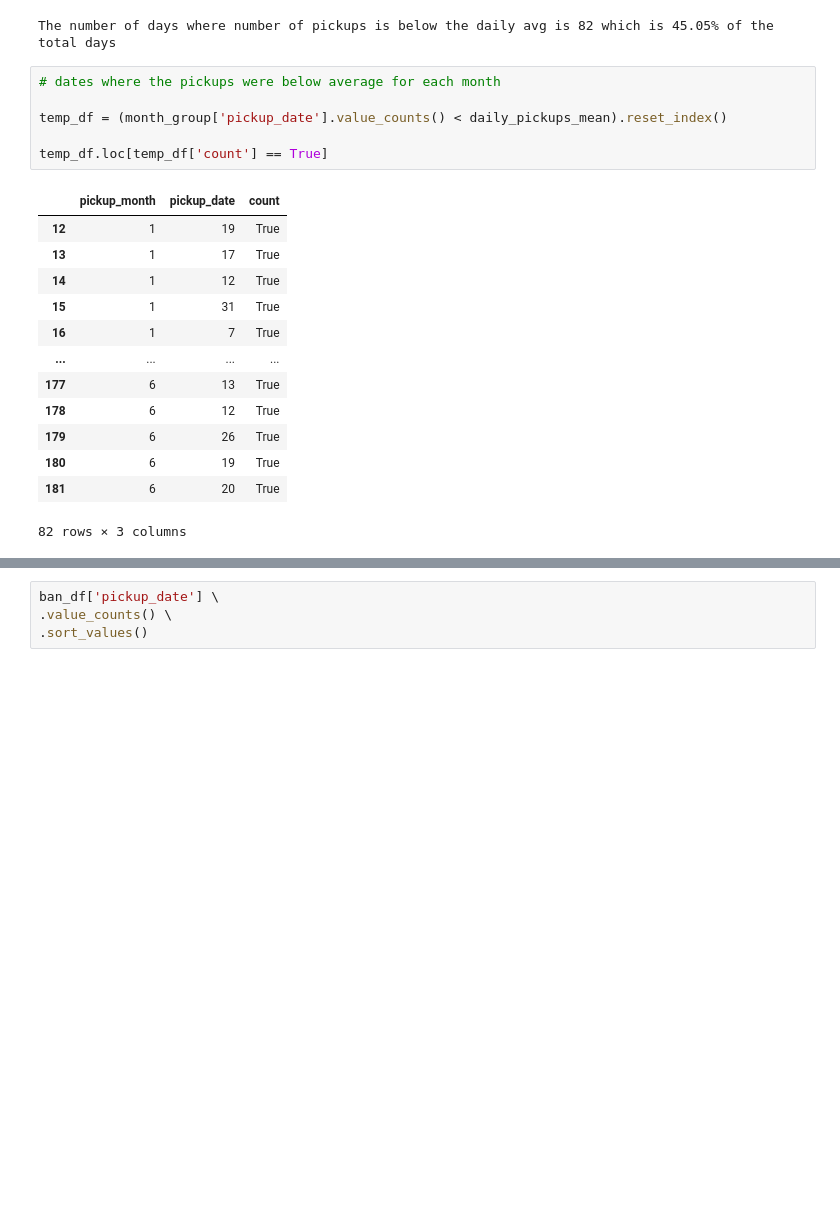
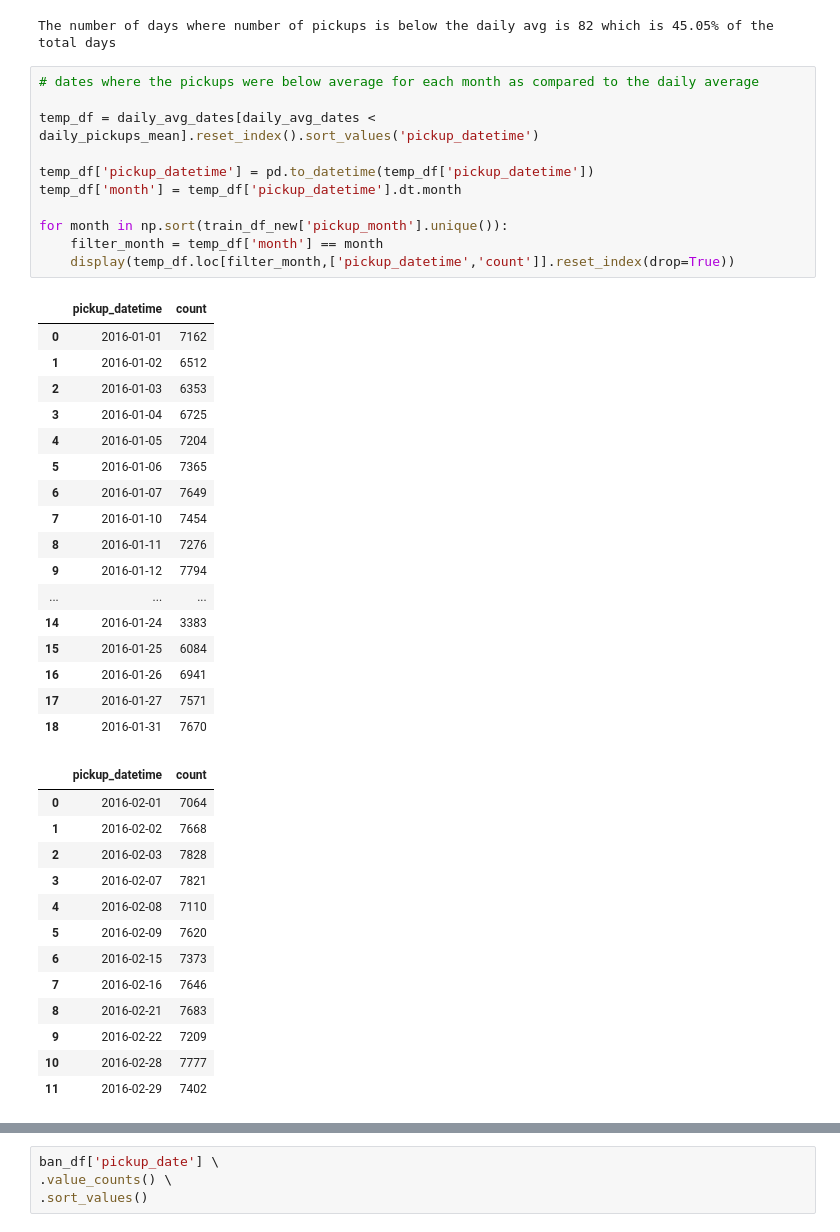
Before and after one commit to Himanshu-1703/kaggle-notebooks, a Jupyter notebook: rushing-through-nyc.ipynb, the cells around one changed output, grey strips where cells are left out. Drawn from its saved outputs; the diff is of its cells as text; blank space fills up the shorter version.

```diff
--- a/rushing-through-nyc.ipynb
+++ b/rushing-through-nyc.ipynb
@@ -636,22 +636,44 @@ print(f'The number of days where number of pickups is below the daily avg is {be
 # %% [output]
 The number of days where number of pickups is below the daily avg is 82 which is 45.05% of the total days
 # %%
-# dates where the pickups were below average for each month
+# dates where the pickups were below average for each month as compared to the daily average
 
-temp_df = (month_group['pickup_date'].value_counts() < daily_pickups_mean).reset_index()
+temp_df = daily_avg_dates[daily_avg_dates < daily_pickups_mean].reset_index().sort_values('pickup_datetime')
 
-temp_df.loc[temp_df['count'] == True]
+temp_df['pickup_datetime'] = pd.to_datetime(temp_df['pickup_datetime'])
+temp_df['month'] = temp_df['pickup_datetime'].dt.month
+
+for month in np.sort(train_df_new['pickup_month'].unique()):
+    filter_month = temp_df['month'] == month
+    display(temp_df.loc[filter_month,['pickup_datetime','count']].reset_index(drop=True))
 # %% [output]
-|  | pickup_month | pickup_date | count |
-| 12 | 1 | 19 | True |
-| 13 | 1 | 17 | True |
-| 14 | 1 | 12 | True |
-| 15 | 1 | 31 | True |
-| 16 | 1 | 7 | True |
-| ... | ... | ... | ... |
-| 177 | 6 | 13 | True |
-| 178 | 6 | 12 | True |
-| 179 | 6 | 26 | True |
-| 180 | 6 | 19 | True |
-| 181 | 6 | 20 | True |
+|  | pickup_datetime | count |
+| 0 | 2016-01-01 | 7162 |
+| 1 | 2016-01-02 | 6512 |
+| 2 | 2016-01-03 | 6353 |
+| 3 | 2016-01-04 | 6725 |
+| 4 | 2016-01-05 | 7204 |
+| 5 | 2016-01-06 | 7365 |
+| 6 | 2016-01-07 | 7649 |
+| 7 | 2016-01-10 | 7454 |
+| 8 | 2016-01-11 | 7276 |
+| 9 | 2016-01-12 | 7794 |
+| ... | ... | ... |
+| 14 | 2016-01-24 | 3383 |
+| 15 | 2016-01-25 | 6084 |
+| 16 | 2016-01-26 | 6941 |
+| 17 | 2016-01-27 | 7571 |
+| 18 | 2016-01-31 | 7670 |
-82 rows × 3 columns
+|  | pickup_datetime | count |
+| 0 | 2016-02-01 | 7064 |
+| 1 | 2016-02-02 | 7668 |
+| 2 | 2016-02-03 | 7828 |
+| 3 | 2016-02-07 | 7821 |
+| 4 | 2016-02-08 | 7110 |
+| 5 | 2016-02-09 | 7620 |
+| 6 | 2016-02-15 | 7373 |
+| 7 | 2016-02-16 | 7646 |
+| 8 | 2016-02-21 | 7683 |
+| 9 | 2016-02-22 | 7209 |
+| 10 | 2016-02-28 | 7777 |
+| 11 | 2016-02-29 | 7402 |
```
Also changed, not shown: parts of 6 cells of this notebook.
